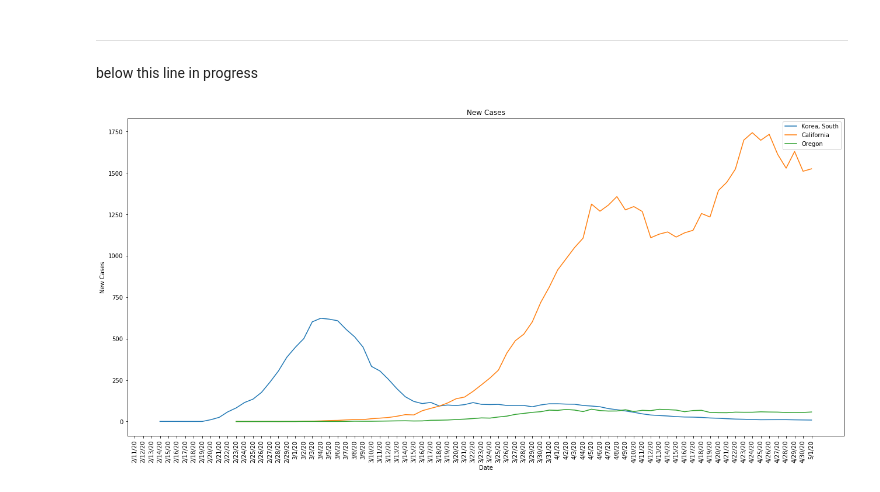
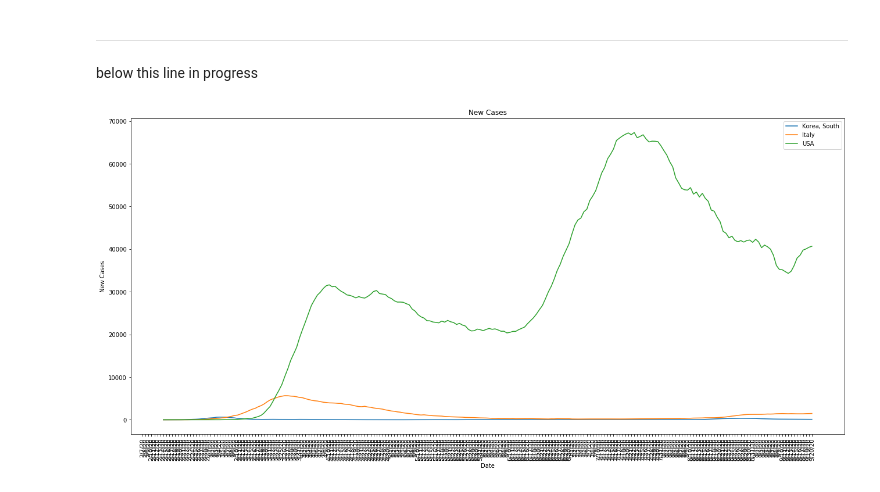
Before and after one commit to UBERCRUZER/covid19, a Jupyter notebook: notebook.ipynb, the cells around one changed output. Drawn from its saved outputs; the diff is of its cells as text; code cells hidden in the pictures.

```diff
--- a/notebook.ipynb
+++ b/notebook.ipynb
@@ -166,13 +150,16 @@ plt.figure(figsize=(22, 10))
 # plt.plot(globalDF[globalDF['Country/Region']=='Italy'].iloc[:,4:].transpose())
 
 plt.plot(globalDF[globalDF['Country/Region']=='Korea, South'].iloc[:,20:].transpose().diff().rolling(window=7).mean(), label='Korea, South')
-# plt.plot(globalDF[globalDF['Country/Region']=='Italy'].iloc[:,20:].transpose().diff().rolling(window=7).mean(), label='Italy')
+plt.plot(globalDF[globalDF['Country/Region']=='Italy'].iloc[:,20:].transpose().diff().rolling(window=7).mean(), label='Italy')
+plt.plot(globalDF[globalDF['Country/Region']=='US'].iloc[:,20:].transpose().diff().rolling(window=7).mean(), label='USA')
+# plt.plot(globalDF[globalDF['Country/Region']=='Taiwan'].iloc[:,20:].transpose().diff().rolling(window=7).mean(), label='Italy')
+# plt.plot(globalDF[globalDF['Country/Region']=='Canada'].iloc[:,20:].transpose().diff().rolling(window=7).mean(), label='Italy')
 
 
-plt.plot(byStateDF[byStateDF.index=='California'].iloc[:,30:].transpose().diff().rolling(window=7).mean(), label='California')
+# plt.plot(byStateDF[byStateDF.index=='California'].iloc[:,30:].transpose().diff().rolling(window=7).mean(), label='California')
 # plt.plot(byStateDF[byStateDF.index=='New York'].iloc[:,40:].transpose().diff().rolling(window=7).mean(), label='New York')
 # plt.plot(byStateDF[byStateDF.index=='New Jersey'].iloc[:,40:].transpose().diff().rolling(window=7).mean(), label='New Jersey')
-plt.plot(byStateDF[byStateDF.index=='Oregon'].iloc[:,30:].transpose().diff().rolling(window=7).mean(), label='Oregon')
+# plt.plot(byStateDF[byStateDF.index=='Oregon'].iloc[:,30:].transpose().diff().rolling(window=7).mean(), label='Oregon')
 # plt.plot(byStateDF[byStateDF.index=='Florida'].iloc[:,30:].transpose().diff().rolling(window=7).mean(), label='Florida')
 # plt.plot(byStateDF[byStateDF.index=='Georgia'].iloc[:,30:].transpose().diff().rolling(window=7).mean(), label='Georgia')
 # plt.plot(byStateDF[byStateDF.index=='South Carolina'].iloc[:,30:].transpose().diff().rolling(window=7).mean(), label='South Carolina')
@@ -182,31 +169,31 @@ plt.plot(byStateDF[byStateDF.index=='Oregon'].iloc[:,30:].transpose().diff().rol
 # plt.plot(byStateDF[byStateDF.index=='Massachusetts'].iloc[:,30:].transpose().diff().rolling(window=7).mean(), label='Massachusetts')
 # plt.plot(byStateDF[byStateDF.index=='Illinois'].iloc[:,30:].transpose().diff().rolling(window=7).mean(), label='Illinois')
 # plt.plot(byStateDF[byStateDF.index=='Washington'].iloc[:,30:].transpose().diff().rolling(window=7).mean(), label='Washington')
 
 # plt.plot(globalDF[globalDF.index==223].iloc[:,10:].transpose().diff().rolling(window=7).mean(), label='UK')
 
 # plt.plot(byStateDF[byStateDF.index=='California'].iloc[:,5:].transpose().diff().rolling(window=7).mean())
 # plt.plot(byStateDF[byStateDF.index=='Oregon'].iloc[:,5:].transpose())
 
 # for i, lab in enumerate(labels):
 #     x = dfData.iloc[i,j]
 #     y = dfDiff.iloc[i,j]
 #     plt.scatter(x, y, marker='o', color='red')
 #     plt.text(x+0.3, y+0.3, lab, fontsize=12)
 
 plt.title('New Cases')
 # plt.yscale('log')
 # plt.xscale('log')
 plt.xlabel('Date')
 plt.ylabel('New Cases')
 # plt.xlim(left='2/19/2020')
 # plt.ylim(1, 100000)
 plt.legend(loc='best')
 plt.xticks(rotation='vertical')
 
 # plt.savefig(plot_path)
 # plt.clf()
 # plt.close()
 plt.show()
 # %% [output]
-[figure, old version]
+[figure, new version]
```
Also changed, not shown: parts of 27 cells of this notebook, 4 other files.
